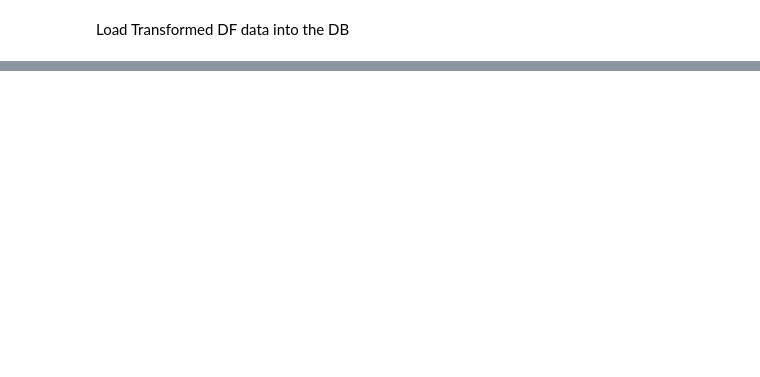
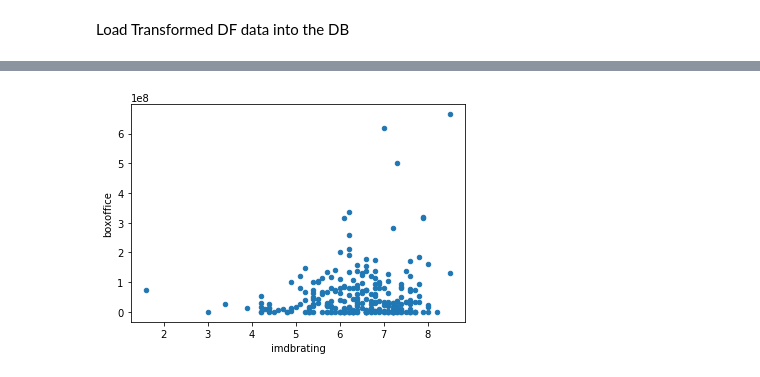
Before and after one commit to cjsheffler/Group-Project-Two, a Jupyter notebook: pandas ETL.ipynb, the cells around one changed output, grey strips where cells are left out. Cells and saved outputs as stored; diff of their text form; code cells hidden in the pictures; blank space fills up the shorter version.

Commit message:
joins and scatters

```diff
--- a/pandas ETL.ipynb
+++ b/pandas ETL.ipynb
@@ -115,3 +128,6 @@ netflix_transformed.to_sql(name='netflix', con=engine, if_exists='append', index
 omdb_transformed.to_sql(name='omdb', con=engine, if_exists='append', index=True)
 # %%
 tmdb_transformed.to_sql(name='tmdb', con=engine, if_exists='append', index=False)
+# %%
+merge_table1 = pd.merge(netflix_transformed, omdb_transformed, on="title", how="outer")
+merge_table1.head()
@@ -117,0 +141,4 @@ tmdb_transformed.to_sql(name='tmdb', con=engine, if_exists='append', index=False
+# %%
+final_table = pd.merge(merge_table1, tmdb_transformed, on="title", how="outer")
+final_table_clean = final_table.drop_duplicates("title")
+final_table_clean
@@ -117,0 +159,9 @@ tmdb_transformed.to_sql(name='tmdb', con=engine, if_exists='append', index=False
+# %%
+box_office_movies = final_table_clean.dropna(subset=["boxoffice"])
+box_office_movies = box_office_movies.loc[box_office_movies["boxoffice"]!='na']
+box_office_movies["boxoffice"] = box_office_movies["boxoffice"].astype(float)
+# %%
+box_office_movies.plot(kind='scatter', x='imdbrating', y='boxoffice')
+plt.show()
+# %% [output]
+[figure, added]
```
Also changed, not shown: parts of 7 cells of this notebook, 27 other files.
